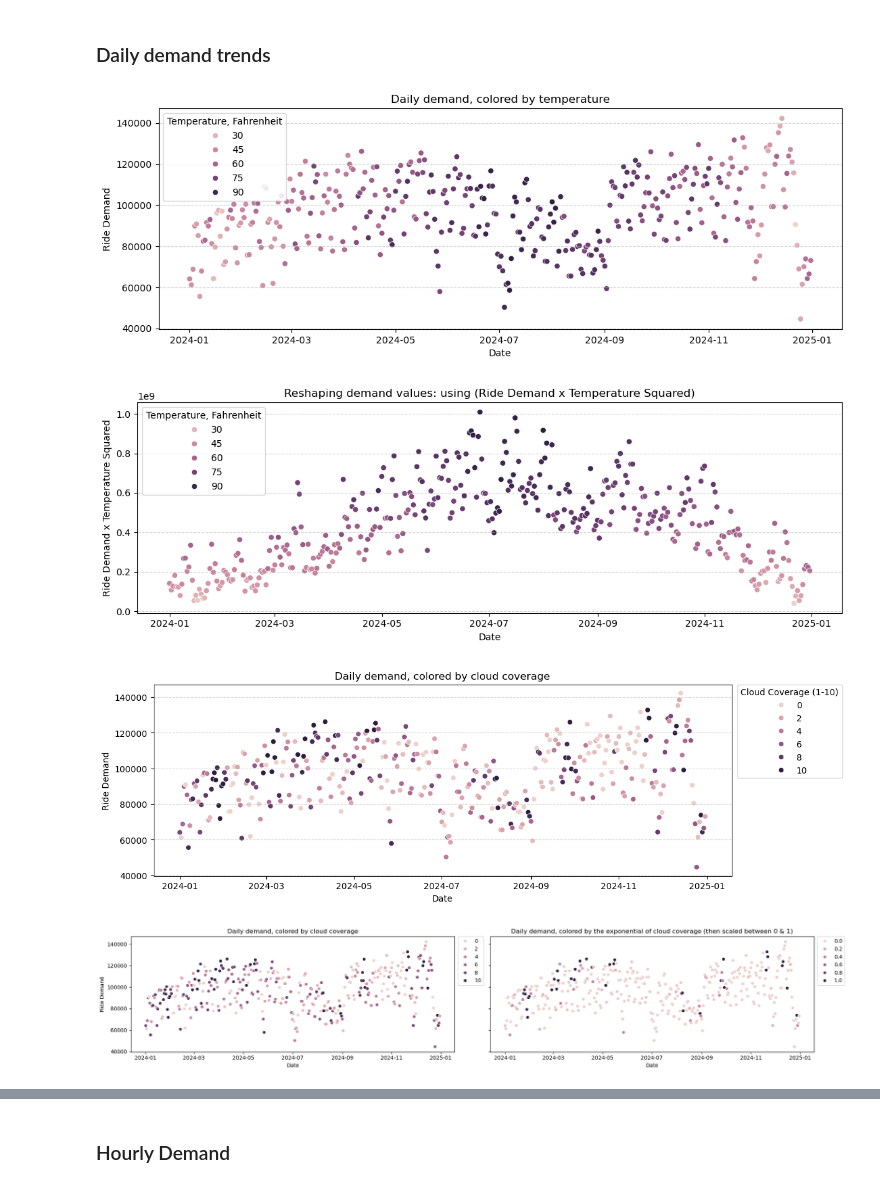
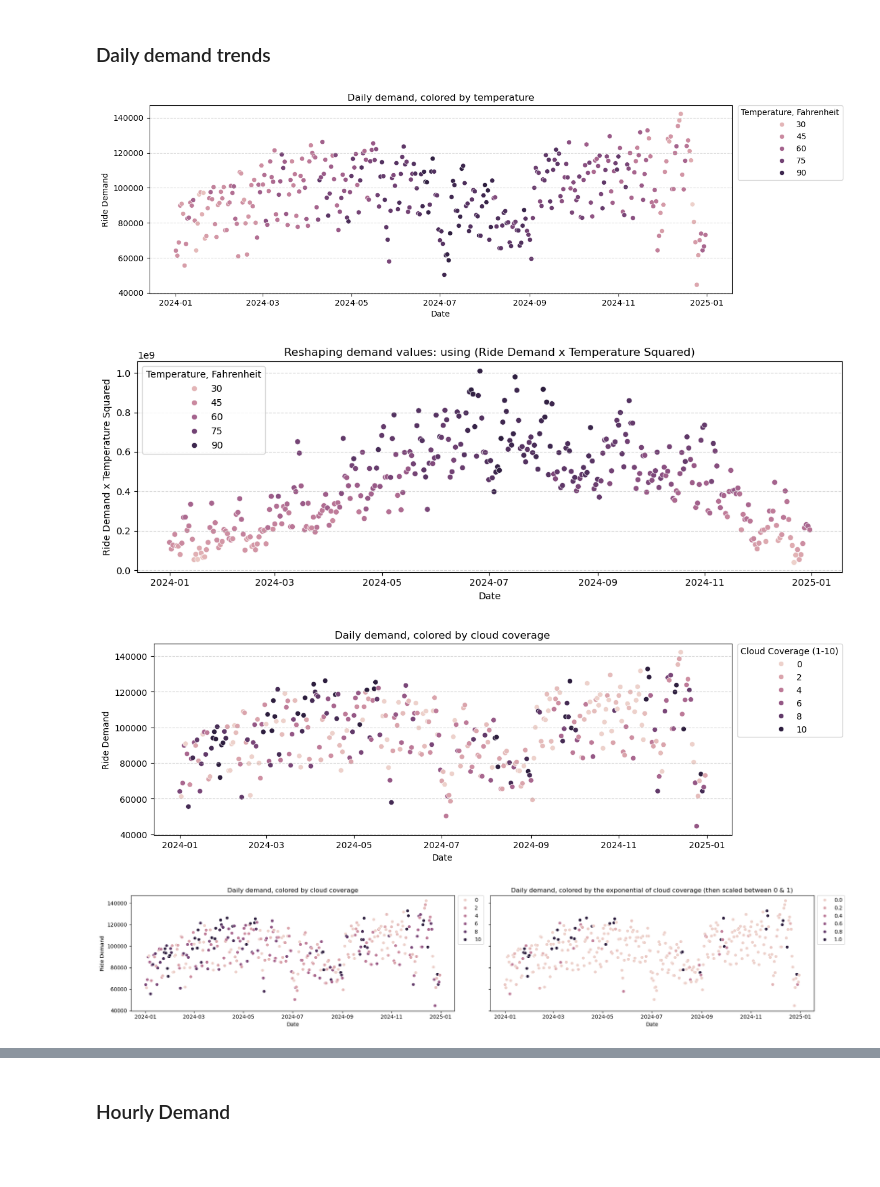
Before and after one commit to emma123456789102/Machine-Learning-Taxi-, a Jupyter notebook: notebook_demand.ipynb, the cells around one changed output, grey strips where cells are left out. Cells and saved outputs as stored; diff of their text form; code cells hidden in the pictures; blank space fills up the shorter version.

Commit message:
updated temp v demand graph

```diff
--- a/notebook_demand.ipynb
+++ b/notebook_demand.ipynb
@@ -642,7 +642,7 @@ plt.tight_layout()
 plt.title("Daily demand, colored by temperature")
 plt.xlabel("Date")
 plt.ylabel("Ride Demand")
-plt.legend(title="Temperature, Fahrenheit", loc="best")
+plt.legend(title="Temperature, Fahrenheit", bbox_to_anchor=(1.01, 1), loc='upper left', borderaxespad=0)
 plt.grid(axis="y", linestyle="--", alpha=0.5)
 plt.show()
 
@@ -705,34 +705,34 @@ sns.scatterplot(daily, x='pickup_date', y='total_ride_count', hue='holiday', pal
 plt.legend(bbox_to_anchor=(1.01, 1), loc='upper left', borderaxespad=0)
 plt.tight_layout()
 plt.title("Holidays of the year")
 plt.xlabel("Date")
 plt.ylabel("Ride Demand")
 plt.grid(axis="y", linestyle="--", alpha=0.5)
 plt.show()
 
 # Days of week
 palette = {
     'Monday': "crimson",
     'Tuesday': 'lightgrey',
     'Wednesday': 'lightgrey',
     'Thursday': 'seagreen',
     'Friday': 'lightgrey',
     'Saturday': 'dodgerblue',
     'Sunday': 'lightgrey',
 }
 plt.figure(figsize=(12, 4))
 sns.scatterplot(daily, x='pickup_date', y='total_ride_count', hue='day', palette=palette)
 plt.legend(bbox_to_anchor=(1.01, 1), loc='upper left', borderaxespad=0)
 plt.tight_layout()
 plt.title("I hate Mondays")
 plt.xlabel("Date")
 plt.ylabel("Ride Demand")
 plt.grid(axis="y", linestyle="--", alpha=0.5)
 plt.show()
 
 del daily
 # %% [output]
-[figure, old version]
+[figure, new version]
 [figure]
 [figure]
 [figure]
```
